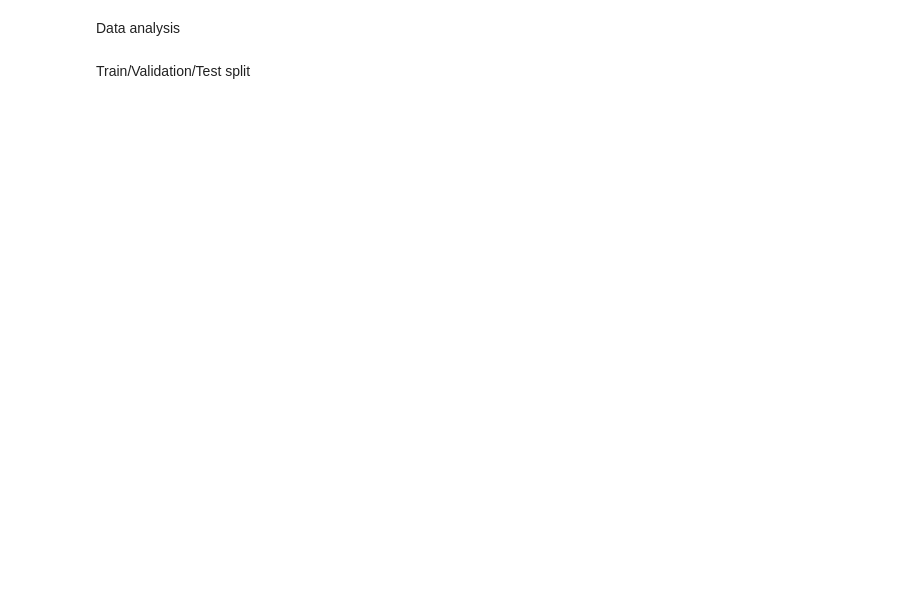
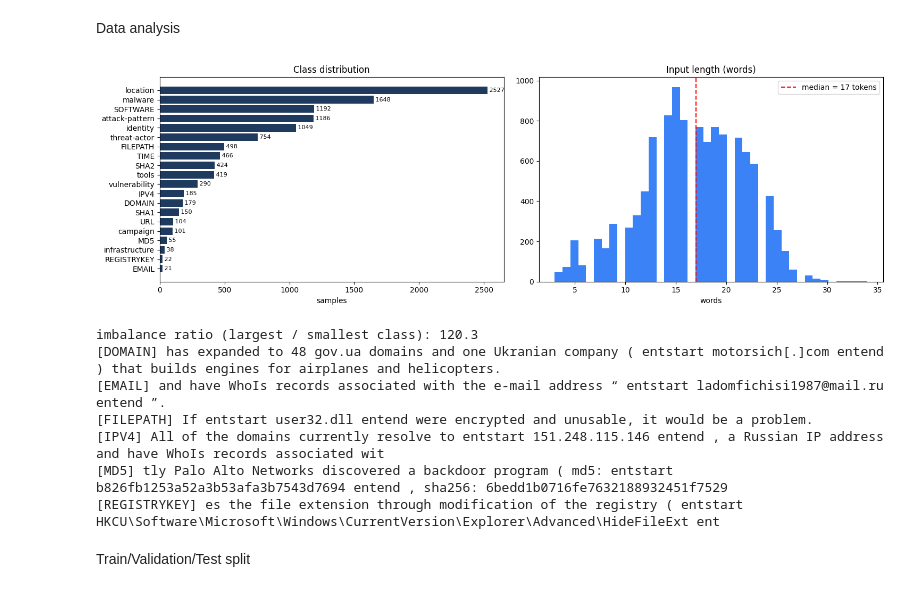
Before and after one commit to philani-kubeka/CybersecurityThreatClassifier, a Jupyter notebook: notebooks/CyberThreatClassification.ipynb, the cells around one changed output. Cells and saved outputs as stored; diff of their text form; code cells hidden in the pictures; blank space fills up the shorter version.

```diff
--- a/notebooks/CyberThreatClassification.ipynb
+++ b/notebooks/CyberThreatClassification.ipynb
@@ -33,3 +33,10 @@ print("python", sys.version.split()[0], "| torch", torch.__version__, "| device"
 python 3.13.7 | torch 2.13.0+cpu | device cpu
 # %% [markdown]
 Data loading and Inspection
+# %%
+for f in sorted(DATA_DIR.rglob("*")):
+    if f.suffix.lower() == ".csv":
+        cols = list(pd.read_csv(f, nrows=2).columns)
+        print(f.relative_to(DATA_DIR), f.stat().st_size // 1024, "KB ->", cols)
+    elif f.suffix.lower() == ".json":
+        print(f.relative_to(DATA_DIR), f.stat().st_size // 1024, "KB (json)")
@@ -35,0 +49,19 @@ Data loading and Inspection
+# %%
+DATA_FILE = DATA_DIR / "all.jsonl"
+rows = []
+with open(DATA_FILE, encoding="utf-8") as f:
+    for line in f:
+        rec = json.loads(line)
+        for ent in rec["entities"]:          # one row per annotated entity
+            rows.append({"text": rec["text"], "label": ent["label"],
+                         "start_offset": ent["start_offset"], "end_offset": ent["end_offset"]})
+raw = pd.DataFrame(rows)
+raw["label"] = raw["label"].replace({"Infrastucture": "infrastructure"})   # typo in the dataset
+print(raw.shape); display(raw.head()); print(raw["label"].value_counts())
+# ---------------- CONFIG: the only place you rename columns / switch modes ----------------
+TEXT_COL = "text"
+LABEL_COL = "label"
+START_COL, END_COL = "start_offset", "end_offset"
+USE_SPAN = True # True = classify the highlighted entity WITH its context; False = whole text
+CONTEXT_CHARS = 60 # characters of context kept on each side of the entity
+MIN_PER_CLASS = 10 # drop labels rarer than this (cannot be split/evaluated reliably)
@@ -38,4 +141,27 @@ Preprocessing
 # %% [markdown]
 Data analysis
+# %%
+fig, axes = plt.subplots(1, 2, figsize=(15, 4.8))
+vc = df[LABEL_COL].value_counts()
+axes[0].barh(vc.index[::-1], vc.values[::-1], color="#1F3A5F")
+for i, v in enumerate(vc.values[::-1]): axes[0].text(v, i, f" {v}", va="center", fontsize=8)
+axes[0].set_title("Class distribution"); axes[0].set_xlabel("samples")
+lens = df["input_text"].str.split().str.len()
+axes[1].hist(lens, bins=40, color="#3B82F6")
+axes[1].axvline(lens.median(), color="red", ls="--", label=f"median = {lens.median():.0f} tokens")
+axes[1].set_title("Input length (words)"); axes[1].set_xlabel("words"); axes[1].legend()
+plt.tight_layout(); plt.savefig(FIG / "eda_overview.png", dpi=150); plt.show()
+print("imbalance ratio (largest / smallest class): %.1f" % (vc.max() / vc.min()))
+for c in class_names[:6]:
+    print(f"[{c}]", df.loc[df[LABEL_COL] == c, "input_text"].iloc[0][:150])
+# %% [output]
+[figure, added]
+imbalance ratio (largest / smallest class): 120.3
+[DOMAIN] has expanded to 48 gov.ua domains and one Ukranian company ( entstart motorsich[.]com entend ) that builds engines for airplanes and helicopters.
+[EMAIL] and have WhoIs records associated with the e-mail address “ entstart ladomfichisi1987@mail.ru entend ”.
+[FILEPATH] If entstart user32.dll entend were encrypted and unusable, it would be a problem.
+[IPV4] All of the domains currently resolve to entstart 151.248.115.146 entend , a Russian IP address and have WhoIs records associated wit
+[MD5] tly Palo Alto Networks discovered a backdoor program ( md5: entstart b826fb1253a52a3b53afa3b7543d7694 entend , sha256: 6bedd1b0716fe7632188932451f7529
+[REGISTRYKEY] es the file extension through modification of the registry ( entstart HKCU\Software\Microsoft\Windows\CurrentVersion\Explorer\Advanced\HideFileExt ent
 # %% [markdown]
 Train/Validation/Test split
```
Also changed, not shown: parts of 13 cells of this notebook, 13 other files.
